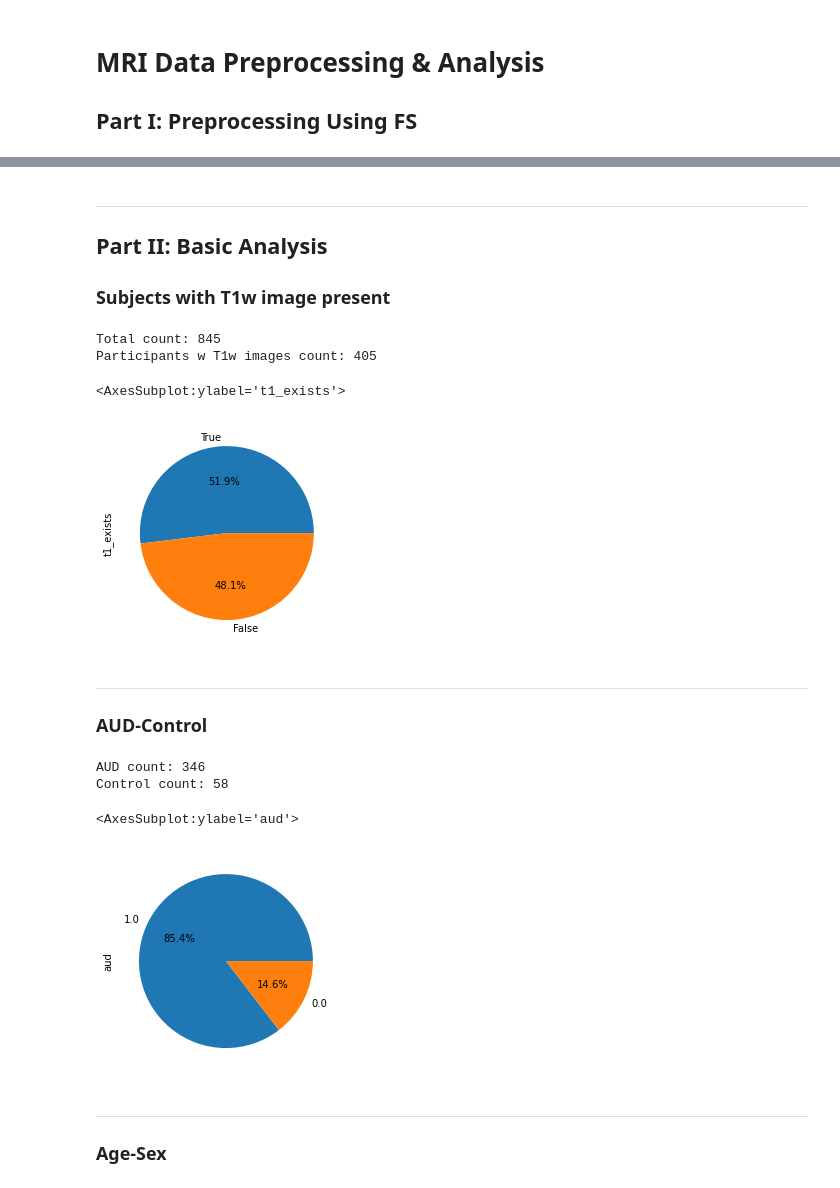
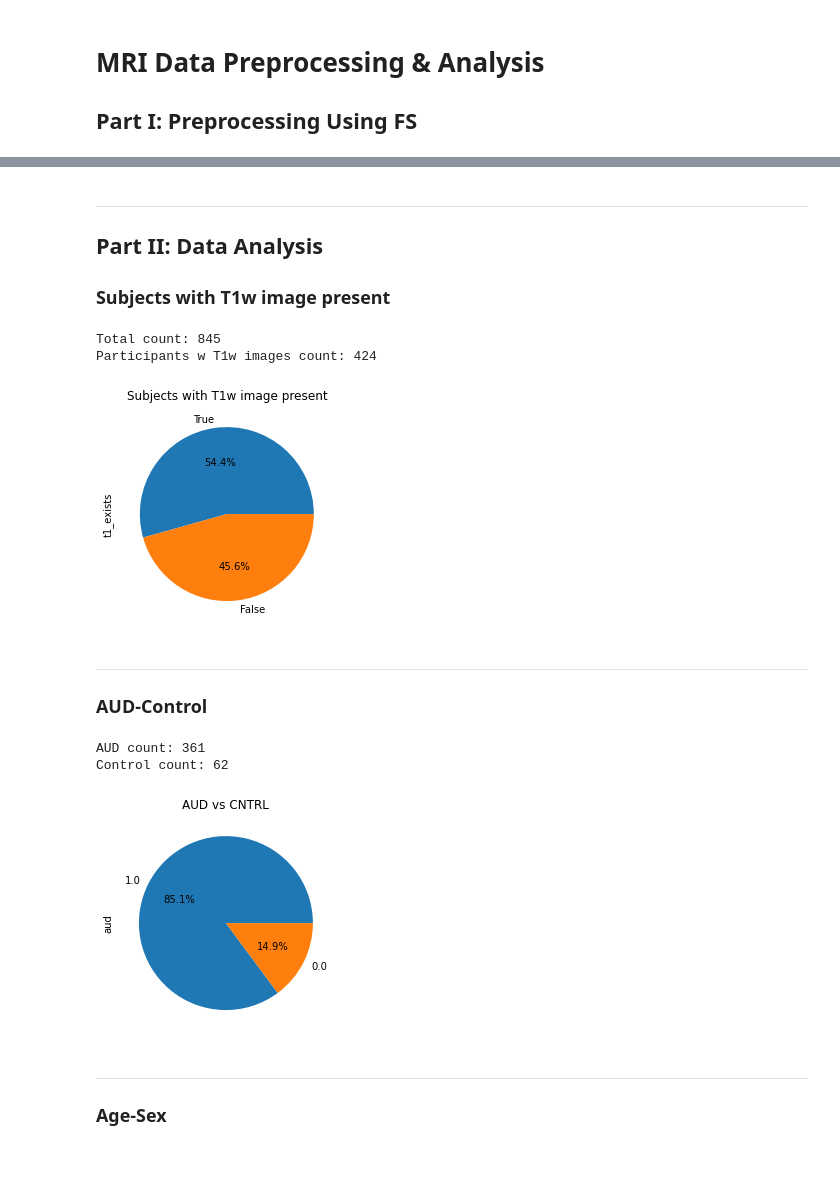
Before and after one commit to ahmedtarek-/MRI-Data-Analysis, a Jupyter notebook: Particpants Data Analysis.ipynb, the cells around one changed output, grey strips where cells are left out. Cells and saved outputs as stored; diff of their text form; code cells hidden in the pictures; blank space fills up the shorter version.

```diff
--- a/Particpants Data Analysis.ipynb
+++ b/Particpants Data Analysis.ipynb
@@ -53,33 +61,33 @@ After Pre-Processing
 # %% [markdown]
 ----------------------------------------------------------------------------------------------
 
-## Part II: Basic Analysis
+## Part II: Data Analysis
 
 ### Subjects with T1w image present
 # %%
 import pandas as pd
 import numpy as np
 import math
 
 # To hide the warnings from Pandas
 import warnings
 warnings.filterwarnings('ignore')
 
-data_df = pd.read_csv('../files/participants.csv')
+data_df = pd.read_csv('files/participants.csv')
 
 print("Total count: {}".format(len(data_df))) # size
 
 actual_participants_df = data_df[data_df.participant_id.str.contains('^[0-9]{5}')]
 valid_participants_df = actual_participants_df.loc[actual_participants_df.t1_exists]
 # print(valid_participants_df)
 print("Participants w T1w images count: {}\n".format(len(valid_participants_df))) # size
 
-actual_participants_df.t1_exists.value_counts().plot(kind='pie',autopct='%1.1f%%')
+actual_participants_df.t1_exists.value_counts().plot(kind='pie',autopct='%1.1f%%', title="Subjects with T1w image present")
+plt.show()
 # %% [output]
 Total count: 845
-Participants w T1w images count: 405
+Participants w T1w images count: 424
-<AxesSubplot:ylabel='t1_exists'>
-[figure, old version]
+[figure, new version]
 # %% [markdown]
 ---------------------
 ### AUD-Control
@@ -89,12 +97,12 @@ control_df = valid_participants_df[actual_participants_df.control == 1] # filter
 print("AUD count: {}".format(len(aud_df))) # size
 print("Control count: {}\n".format(len(control_df))) # size
 
-valid_participants_df.aud.value_counts().plot(kind='pie', autopct='%1.1f%%')
+valid_participants_df.aud.value_counts().plot(kind='pie', autopct='%1.1f%%', title="AUD vs CNTRL")
+plt.show()
 # %% [output]
-AUD count: 346
-Control count: 58
+AUD count: 361
+Control count: 62
-<AxesSubplot:ylabel='aud'>
-[figure, old version]
+[figure, new version]
 # %% [markdown]
 ------------------------------
 ### Age-Sex
```
Also changed, not shown: parts of 14 cells of this notebook, 8 other files.
